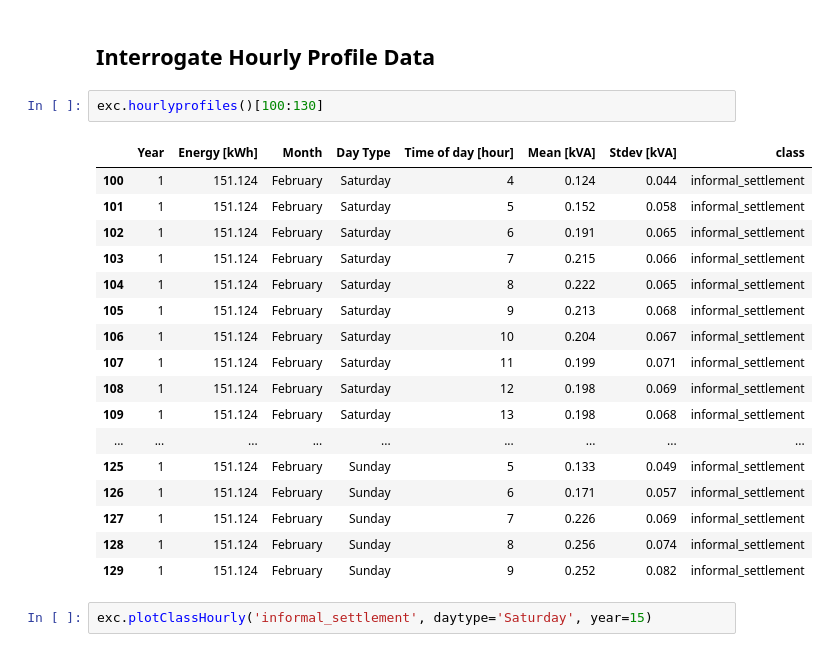
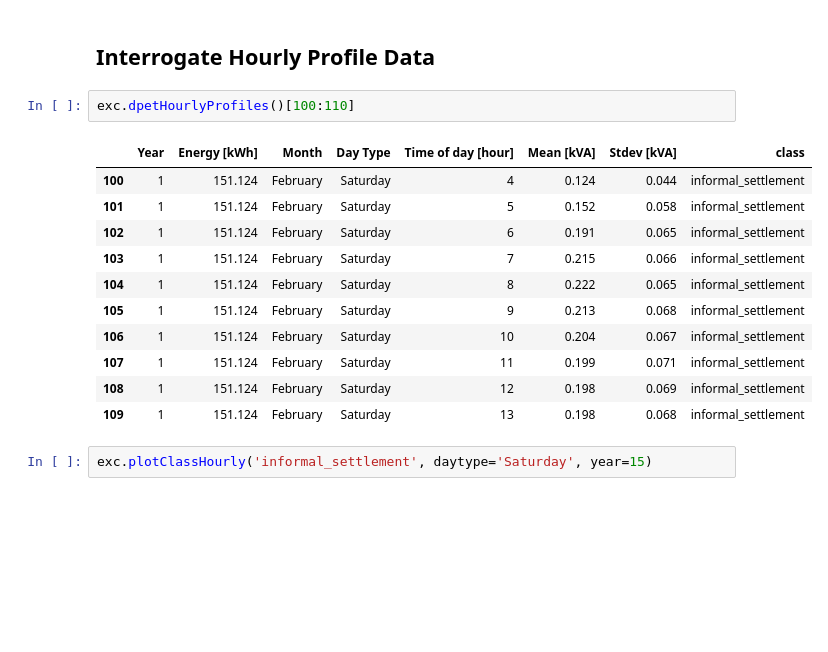
Before and after one commit to SaintlyVi/DLR_DB, a Jupyter notebook: DLR NOTEBOOK Expert Model.ipynb, the cells around one changed output. Cells and saved outputs as stored; diff of their text form; blank space fills up the shorter version.

```diff
--- a/DLR NOTEBOOK Expert Model.ipynb
+++ b/DLR NOTEBOOK Expert Model.ipynb
@@ -51,25 +52,19 @@ exc.plotAllSummaries()
 # %% [markdown]
 ## Interrogate Hourly Profile Data
 # %%
-exc.hourlyprofiles()[100:130]
+exc.dpetHourlyProfiles()[100:110]
 # %% [output]
 |  | Year | Energy [kWh] | Month | Day Type | Time of day [hour] | Mean [kVA] | Stdev [kVA] | class |
 | 100 | 1 | 151.124 | February | Saturday | 4 | 0.124 | 0.044 | informal_settlement |
 | 101 | 1 | 151.124 | February | Saturday | 5 | 0.152 | 0.058 | informal_settlement |
 | 102 | 1 | 151.124 | February | Saturday | 6 | 0.191 | 0.065 | informal_settlement |
 | 103 | 1 | 151.124 | February | Saturday | 7 | 0.215 | 0.066 | informal_settlement |
 | 104 | 1 | 151.124 | February | Saturday | 8 | 0.222 | 0.065 | informal_settlement |
 | 105 | 1 | 151.124 | February | Saturday | 9 | 0.213 | 0.068 | informal_settlement |
 | 106 | 1 | 151.124 | February | Saturday | 10 | 0.204 | 0.067 | informal_settlement |
 | 107 | 1 | 151.124 | February | Saturday | 11 | 0.199 | 0.071 | informal_settlement |
 | 108 | 1 | 151.124 | February | Saturday | 12 | 0.198 | 0.069 | informal_settlement |
 | 109 | 1 | 151.124 | February | Saturday | 13 | 0.198 | 0.068 | informal_settlement |
-| ... | ... | ... | ... | ... | ... | ... | ... | ... |
-| 125 | 1 | 151.124 | February | Sunday | 5 | 0.133 | 0.049 | informal_settlement |
-| 126 | 1 | 151.124 | February | Sunday | 6 | 0.171 | 0.057 | informal_settlement |
-| 127 | 1 | 151.124 | February | Sunday | 7 | 0.226 | 0.069 | informal_settlement |
-| 128 | 1 | 151.124 | February | Sunday | 8 | 0.256 | 0.074 | informal_settlement |
-| 129 | 1 | 151.124 | February | Sunday | 9 | 0.252 | 0.082 | informal_settlement |
 # %%
 exc.plotClassHourly('informal_settlement', daytype='Saturday', year=15)
 # %% [output]
```
Also changed, not shown: parts of 5 cells of this notebook, 8 other files.
